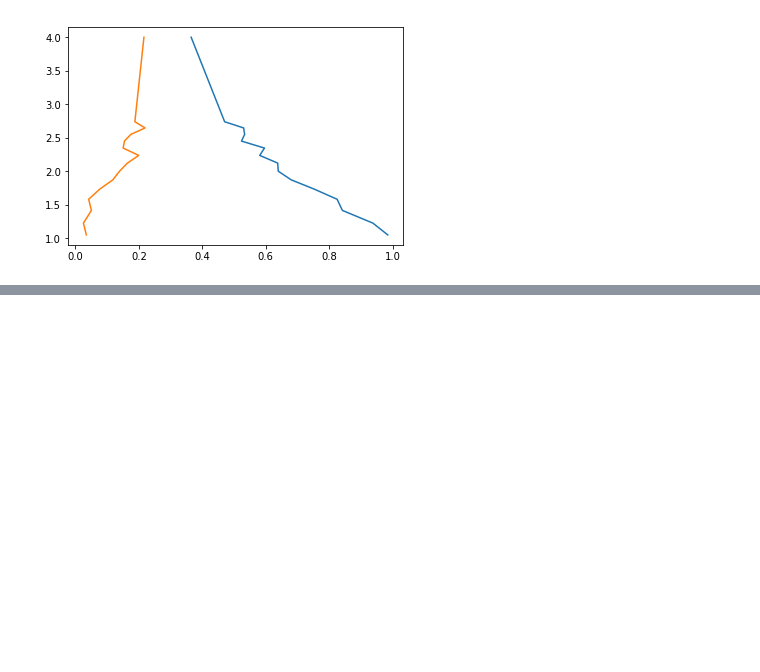
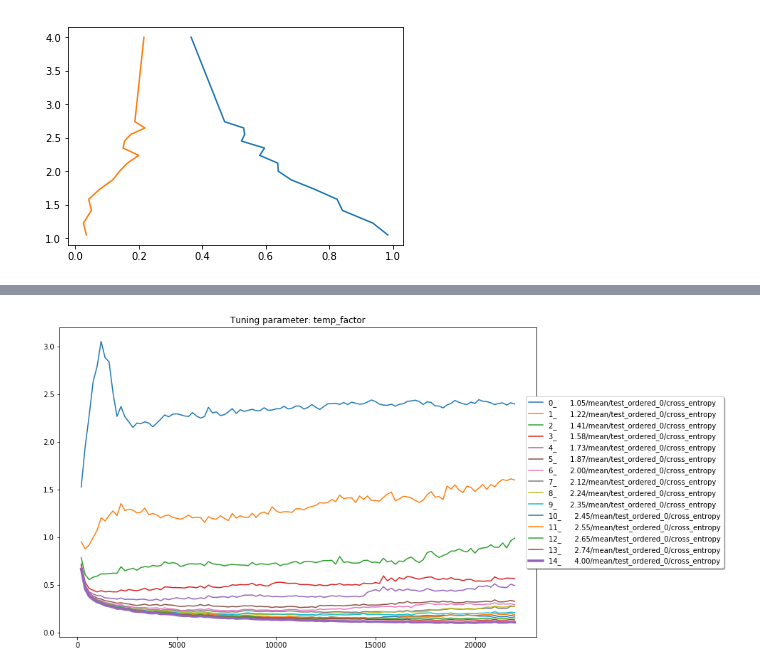
Before and after one commit to madrixx/deep_tempering, a Jupyter notebook: Plot.ipynb, the cells around one changed output, grey strips where cells are left out. Drawn from its saved outputs; the diff is of its cells as text; code cells hidden in the pictures; blank space fills up the shorter version.

```diff
--- a/Plot.ipynb
+++ b/Plot.ipynb
@@ -212,0 +204,5 @@ ax.plot(stddev_of_means_list, temp_factors_list, label='stddev_of_means')
+# %%
+"""Best average cross entropy value for test dataset."""
+fig = mese2.plot(['ordered_0', 'cross', 'test'], mark_lines=[4])
+# %% [output]
+[figure, added]
```
Also changed, not shown: parts of 17 cells of this notebook.
